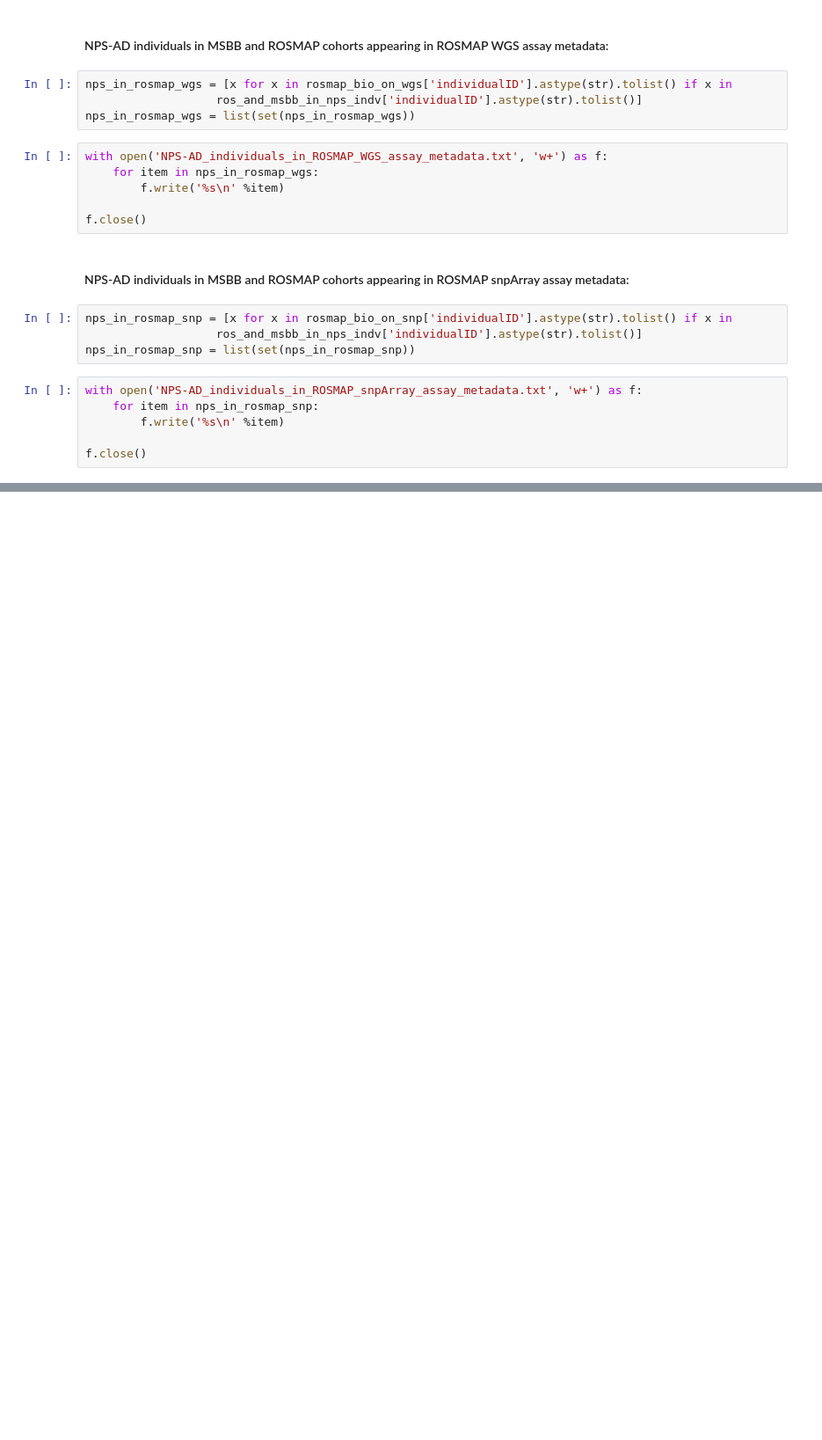
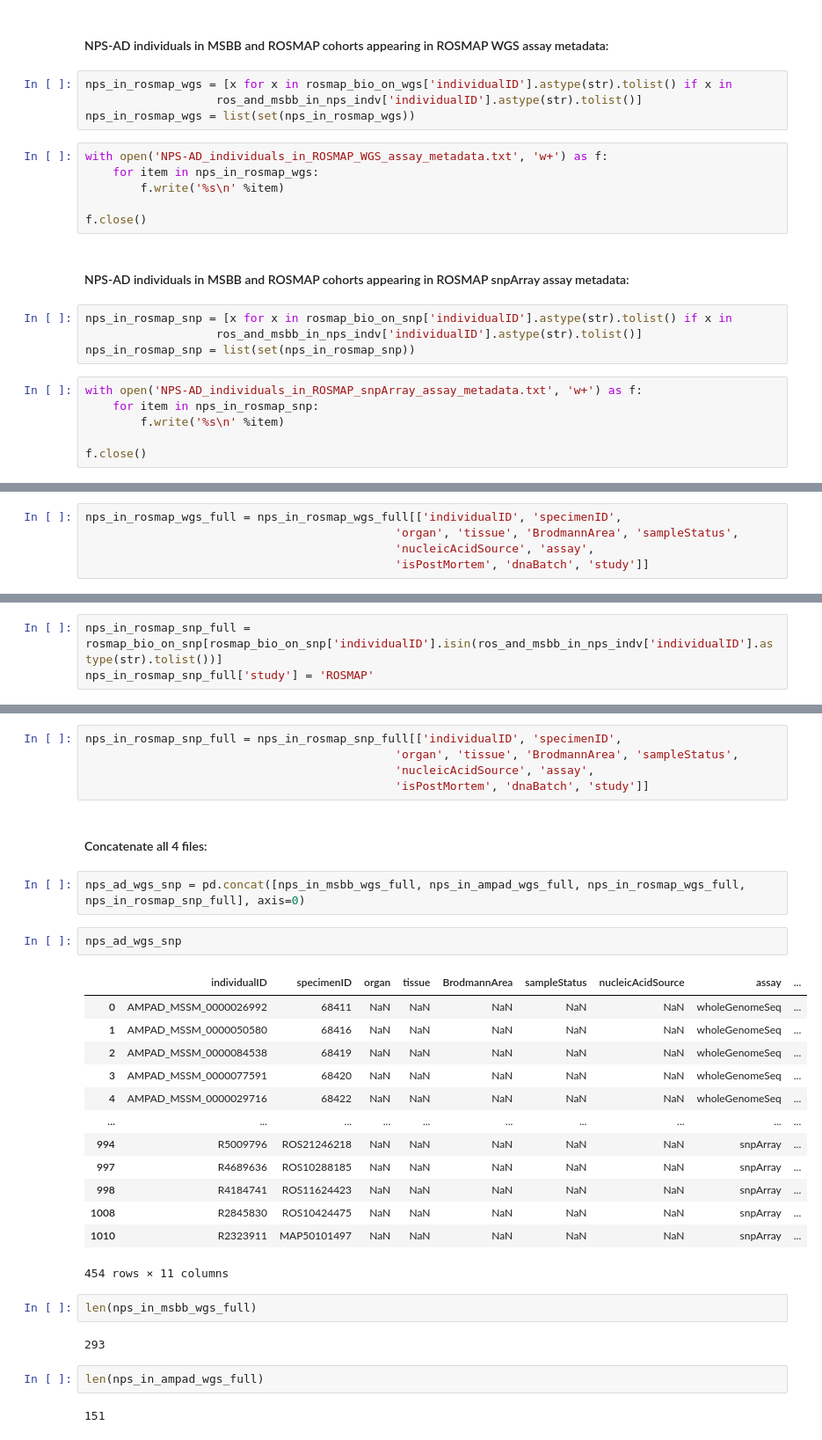
Before and after one commit to MasterPastures/AMP-AD-Data-Wrangling-VB, a Jupyter notebook: 01_2025 NPS-AD Data Investigations.ipynb, the cells around one changed output, grey strips where cells are left out. Shown at 88% size. Drawn from its saved outputs; the diff is of its cells as text; blank space fills up the shorter version.

Commit message:
created abridged file due to inconsistencies in columns between each file

```diff
--- a/01_2025 NPS-AD Data Investigations.ipynb
+++ b/01_2025 NPS-AD Data Investigations.ipynb
@@ -153,0 +238,5 @@ f.close()
+# %%
+nps_in_rosmap_wgs_full = nps_in_rosmap_wgs_full[['individualID', 'specimenID',
+                                             'organ', 'tissue', 'BrodmannArea', 'sampleStatus',
+                                             'nucleicAcidSource', 'assay',
+                                             'isPostMortem', 'dnaBatch', 'study']]
@@ -153,0 +245,3 @@ f.close()
+# %%
+nps_in_rosmap_snp_full = rosmap_bio_on_snp[rosmap_bio_on_snp['individualID'].isin(ros_and_msbb_in_nps_indv['individualID'].astype(str).tolist())]
+nps_in_rosmap_snp_full['study'] = 'ROSMAP'
@@ -153,0 +264,33 @@ f.close()
+# %%
+nps_in_rosmap_snp_full = nps_in_rosmap_snp_full[['individualID', 'specimenID',
+                                             'organ', 'tissue', 'BrodmannArea', 'sampleStatus',
+                                             'nucleicAcidSource', 'assay',
+                                             'isPostMortem', 'dnaBatch', 'study']]
+# %% [markdown]
+#### Concatenate all 4 files:
+# %%
+nps_ad_wgs_snp = pd.concat([nps_in_msbb_wgs_full, nps_in_ampad_wgs_full, nps_in_rosmap_wgs_full, nps_in_rosmap_snp_full], axis=0)
+# %%
+nps_ad_wgs_snp
+# %% [output]
+|  | individualID | specimenID | organ | tissue | BrodmannArea | sampleStatus | nucleicAcidSource | assay | ... |
+| 0 | AMPAD_MSSM_0000026992 | 68411 | NaN | NaN | NaN | NaN | NaN | wholeGenomeSeq | ... |
+| 1 | AMPAD_MSSM_0000050580 | 68416 | NaN | NaN | NaN | NaN | NaN | wholeGenomeSeq | ... |
+| 2 | AMPAD_MSSM_0000084538 | 68419 | NaN | NaN | NaN | NaN | NaN | wholeGenomeSeq | ... |
+| 3 | AMPAD_MSSM_0000077591 | 68420 | NaN | NaN | NaN | NaN | NaN | wholeGenomeSeq | ... |
+| 4 | AMPAD_MSSM_0000029716 | 68422 | NaN | NaN | NaN | NaN | NaN | wholeGenomeSeq | ... |
+| ... | ... | ... | ... | ... | ... | ... | ... | ... | ... |
+| 994 | R5009796 | ROS21246218 | NaN | NaN | NaN | NaN | NaN | snpArray | ... |
+| 997 | R4689636 | ROS10288185 | NaN | NaN | NaN | NaN | NaN | snpArray | ... |
+| 998 | R4184741 | ROS11624423 | NaN | NaN | NaN | NaN | NaN | snpArray | ... |
+| 1008 | R2845830 | ROS10424475 | NaN | NaN | NaN | NaN | NaN | snpArray | ... |
+| 1010 | R2323911 | MAP50101497 | NaN | NaN | NaN | NaN | NaN | snpArray | ... |
+454 rows × 11 columns
+# %%
+len(nps_in_msbb_wgs_full)
+# %% [output]
+293
+# %%
+len(nps_in_ampad_wgs_full)
+# %% [output]
+151
```
Also changed, not shown: parts of 19 cells of this notebook.
